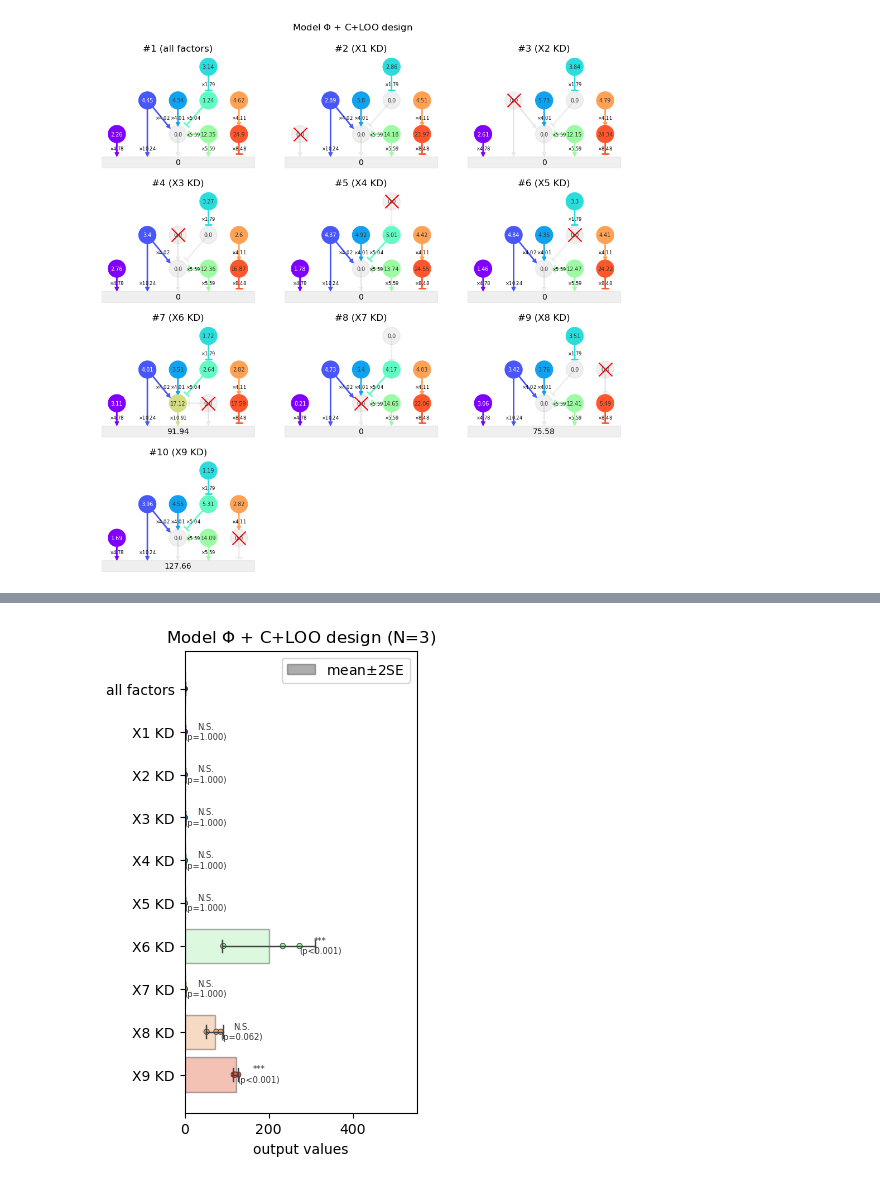
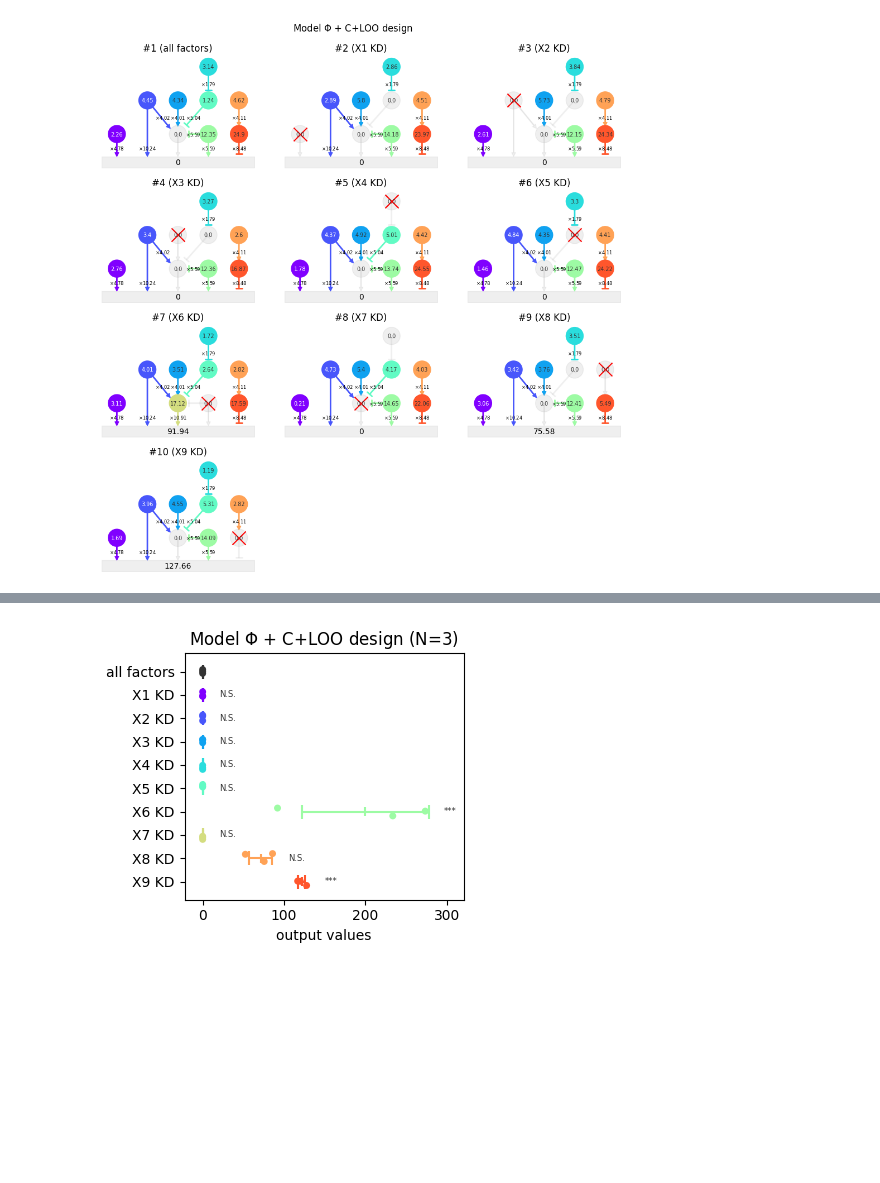
Before and after one commit to yo-aka-gene/WhyDOE, a Jupyter notebook: jupyternb/sim1_cloo.ipynb, the cells around one changed output, grey strips where cells are left out. Cells and saved outputs as stored; diff of their text form; code cells hidden in the pictures; blank space fills up the shorter version.

```diff
--- a/jupyternb/sim1_cloo.ipynb
+++ b/jupyternb/sim1_cloo.ipynb
@@ -23,7 +23,7 @@ class Config(NamedTuple):
         f"#{i + 1} ({'all factors' if i == 0 else f'X{i} KD'})" for i in range(9 + 1)
     ]
     preffix: str = ""
-    suffix: str = ""
+    suffix: str = ".pdf"
 
 conf = Config()
 # %%
@@ -78,14 +78,14 @@ if conf.savefig:
 # %%
-fig, ax = plt.subplots(figsize=(3, 6))
+fig, ax = plt.subplots(figsize=(3.6, 3.2))
 
-bio_multicomp(model, cmap=model.cmap, ax=ax, jitter_ratio=0.15, xscales=[1.6, 1.7])
+bio_multicomp(model, cmap=model.cmap, ax=ax, jitter_ratio=0.1, xscales=[1.6, 1.1], alpha=1)
 
 ax.set(title=f"{model.name} + {model.metadata['design']} design (N=3)")
 
 if conf.savefig:
     fig.savefig(f"{conf.out}/sim_res_n={model.metadata['n_rep']}_intuitive{conf.suffix}", **kwarg_savefig)
 # %% [output]
-[figure, old version]
+[figure, new version]
 # %%
 from scipy.stats import halfnorm
 
```
Also changed, not shown: parts of 5 cells of this notebook, 3 other files.
